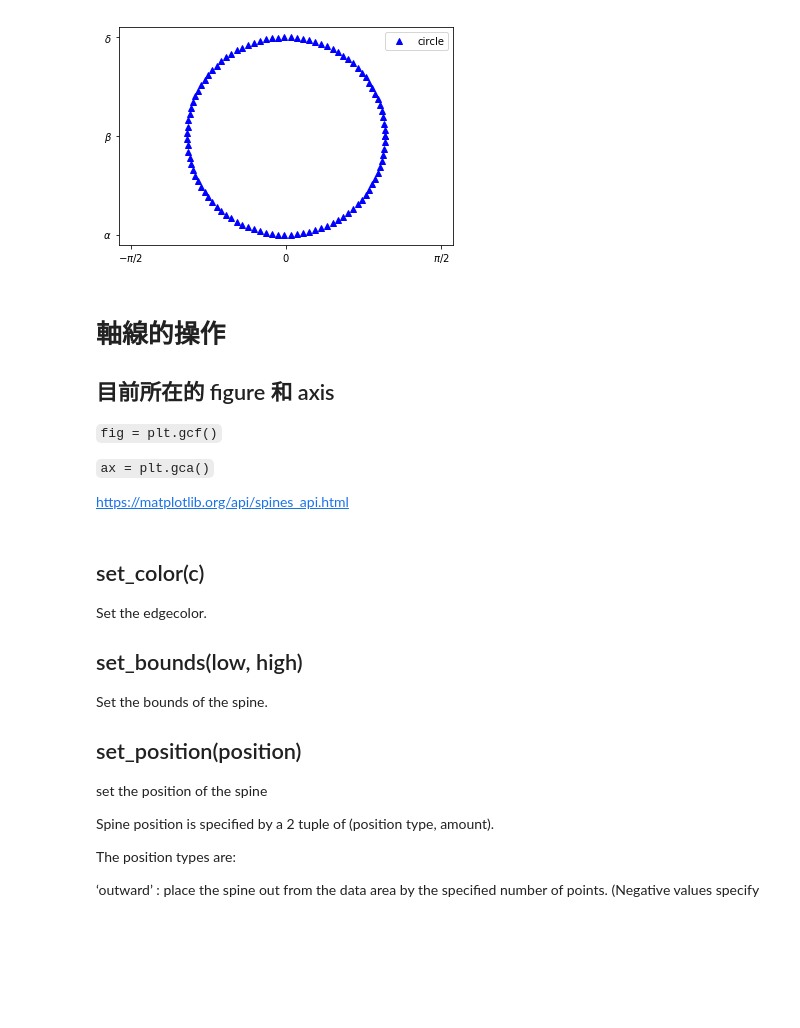
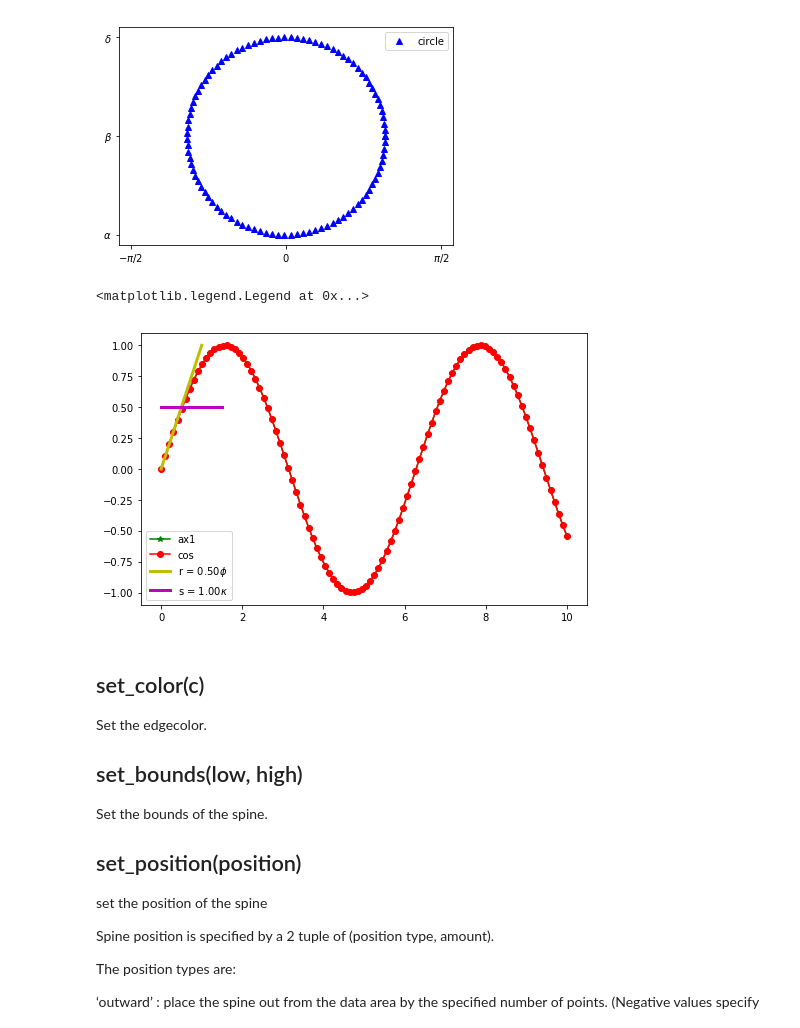
Before and after one commit to astrogtchen/Learning_Python, a Jupyter notebook: 04_Intro_Python_matplotlib.ipynb, the cells around one changed output. Drawn from its saved outputs; the diff is of its cells as text; code cells hidden in the pictures; blank space fills up the shorter version.

```diff
--- a/04_Intro_Python_matplotlib.ipynb
+++ b/04_Intro_Python_matplotlib.ipynb
@@ -133,16 +143,32 @@ plt.yticks([-1, 0, 1],[r'$\alpha$', r'$\beta$', r'$\delta$'])
   <matplotlib.axis.YTick at 0x...>],
  <a list of 3 Text yticklabel objects>)
 [figure]
-# %% [markdown]
-# 軸線的操作
-
-## 目前所在的 figure 和 axis
-
-`fig = plt.gcf()`
-
-`ax = plt.gca()`
-
-https://matplotlib.org/api/spines_api.html
+# %%
+%matplotlib inline
+
+import numpy as np
+import matplotlib.pyplot as plt
+
+plt.figure(figsize=(8, 5))
+
+x = np.linspace(0, 10, 100)
+y1 = np.sin(x)
+y2 = np.cos(x)
+
+sd = 1
+rd = 0.5
+
+# 將圖例指定名稱，利用圖軸名稱，不是用label
+ax1, = plt.plot(x, y1, 'g-*', )
+ax2, = plt.plot(x, y1, 'r-o', )
+
+ax3, = plt.plot([0,sd],[0,1],'-', lw=3, color='y')
+ax4, = plt.plot([0,3*rd],[rd,rd],'-', lw=3, color='m')
+
+plt.legend([ax1,ax2,ax3,ax4],['ax1','cos',r'r = $%.2f \phi$' % rd,r's = $%.2f \kappa$' % sd], loc='lower left')
+# %% [output]
+<matplotlib.legend.Legend at 0x...>
+[figure, added]
 # %% [markdown]
 ## set_color(c)
 Set the edgecolor.
```
Also changed, not shown: parts of 2 cells of this notebook, 1 other file.
